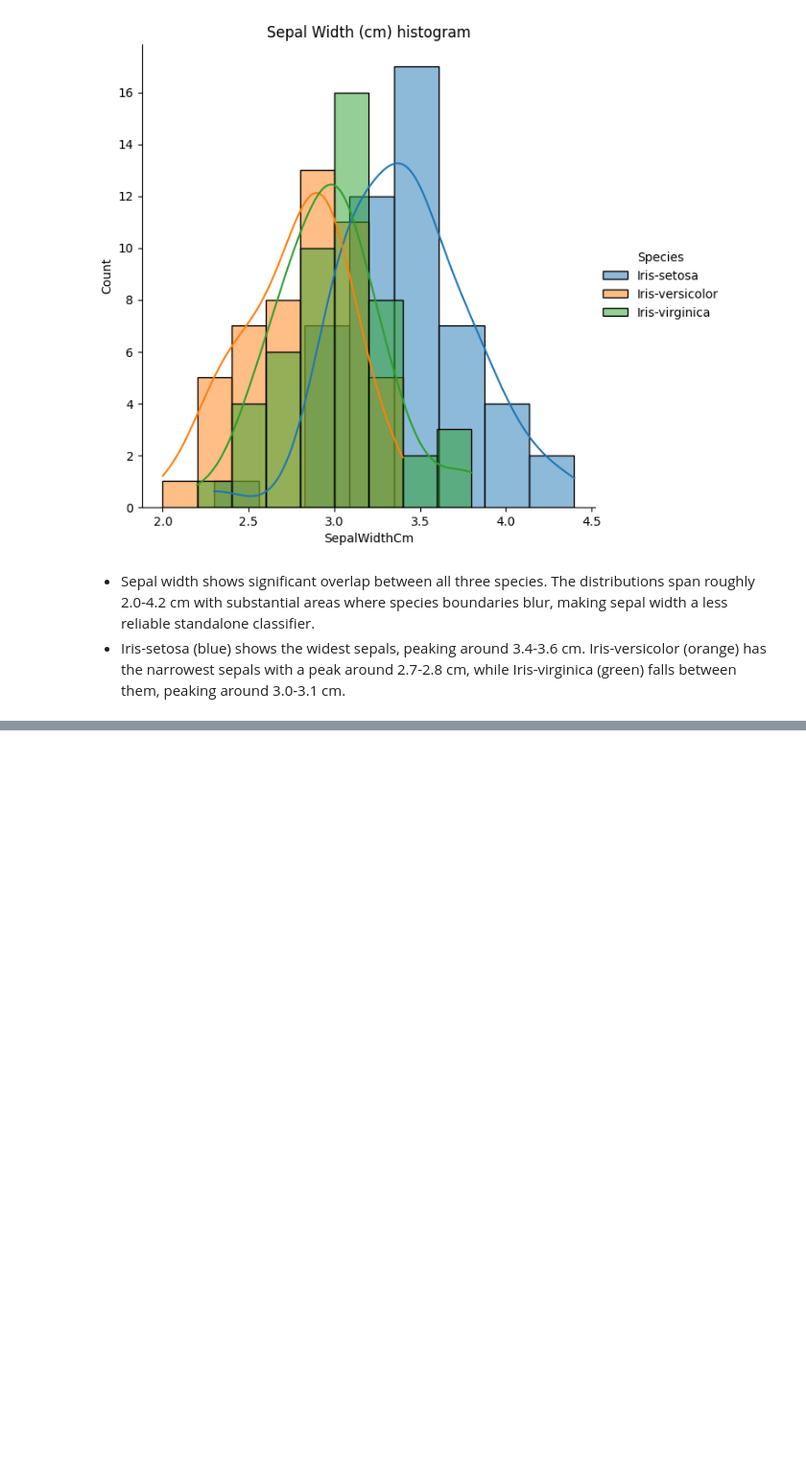
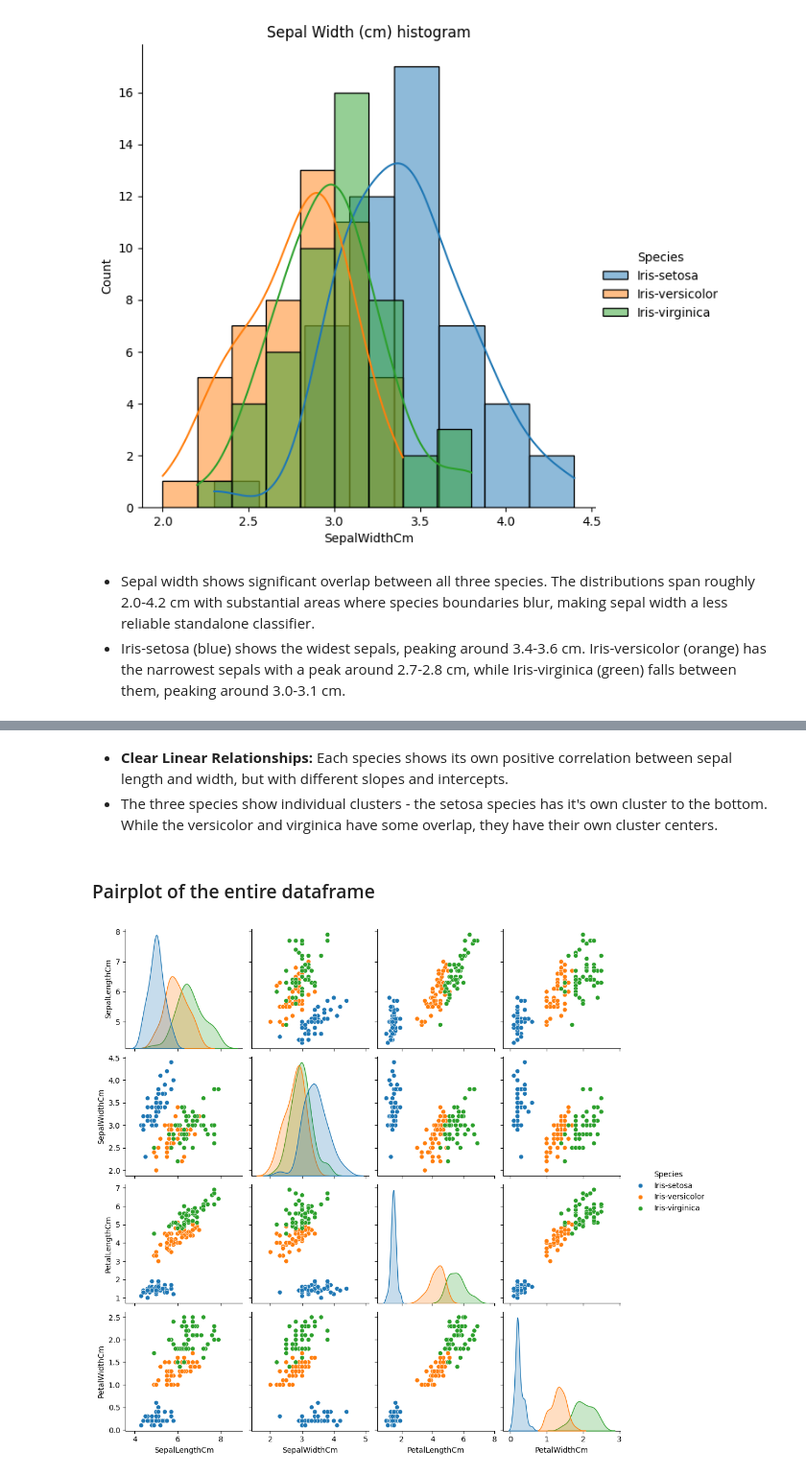
Before and after one commit to nithinbadicodes/AI-ML-Projects, a Jupyter notebook: IrisFlowerClassification.ipynb, the cells around one changed output, grey strips where cells are left out. Shown at 96% size. Drawn from its saved outputs; the diff is of its cells as text; code cells hidden in the pictures; blank space fills up the shorter version.

```diff
--- a/IrisFlowerClassification.ipynb
+++ b/IrisFlowerClassification.ipynb
@@ -69,0 +96,9 @@ plt.show();
+# %% [markdown]
+* **Clear Linear Relationships:** Each species shows its own positive correlation between sepal length and width, but with different slopes and intercepts.
+* The three species show individual clusters - the setosa species has it's own cluster to the bottom. While the versicolor and virginica have some overlap, they have their own cluster centers.
+# %% [markdown]
+### Pairplot of the entire dataframe
+# %%
+sns.pairplot(df,hue="Species");
+# %% [output]
+[figure, added]
```
Also changed, not shown: parts of 7 cells of this notebook.
